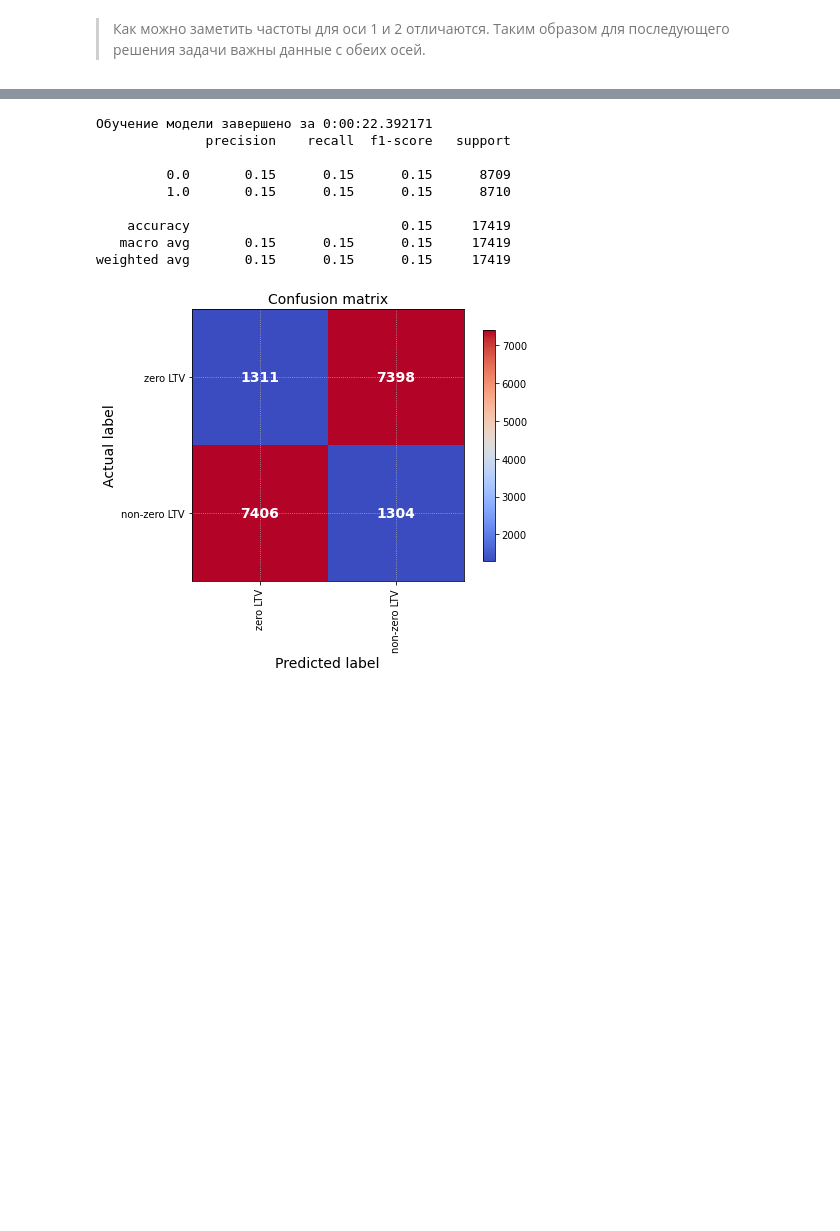
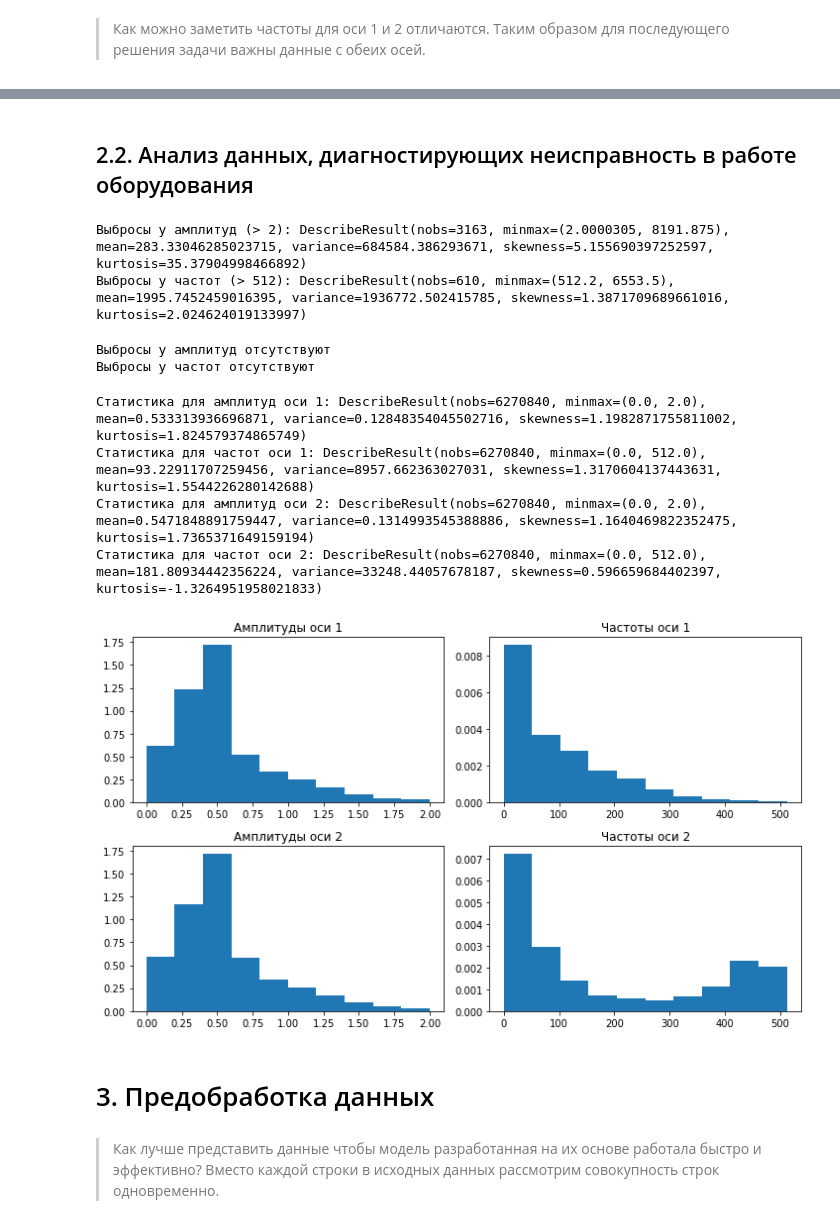
Before and after one commit to SergeiDm/Machine-Learning, a Jupyter notebook: failure_detection.ipynb, the cells around one changed output, grey strips where cells are left out. Saved outputs shown, nothing was run; the diff lists cells and outputs as text; code cells hidden in the pictures; blank space fills up the shorter version.

```diff
--- a/failure_detection.ipynb
+++ b/failure_detection.ipynb
@@ -100,0 +109,14 @@ array([[ 0. ,  0. ,  0. ,  0. ,  0. ,  0. ,  0. ,  0. ,  0. ,  0. ,  0. ,
+# %%
+# Загрузить из файла данные, диагностирующие несиправность в работе оборудования
+t1 = perf_counter()
+path = 'malfunction_data.csv'
+malfunction_data = np.genfromtxt(
+    fname=path, dtype=np.float64, delimiter=',',
+    skip_header=1, usecols=range(2, 50),
+    invalid_raise=False
+)
+print(f"Загрузка данных завершена за {timedelta(seconds=perf_counter()-t1)}")
+print(f"Всего строк в данных: {len(malfunction_data)}")
+
+# Показать первую строку в данных
+malfunction_data[0:1]
@@ -434,21 +286,32 @@ result = loaded_model.score(X_test, Y_test)
-# %%
-t1 = perf_counter()
-classifier = KNeighborsClassifier(n_neighbors=5, weights='distance', n_jobs=-1)
-classifier.fit(X_train, y_train)
-y_pred = classifier.predict(X_test)
-print(f"Обучение модели завершено за {timedelta(seconds=perf_counter()-t1)}")
-
-print(classification_report(y_test, y_pred))
-
-plot_confusion_matrix(y_test, y_pred)
-# %% [output]
-Обучение модели завершено за 0:00:22.392171
-              precision    recall  f1-score   support
-
-         0.0       0.15      0.15      0.15      8709
-         1.0       0.15      0.15      0.15      8710
-
-    accuracy                           0.15     17419
-   macro avg       0.15      0.15      0.15     17419
-weighted avg       0.15      0.15      0.15     17419
-[figure, removed]
+# %% [markdown]
+## 2.2. Анализ данных, диагностирующих неисправность в работе оборудования
+# %%
+# Проверить данные на наличие выбросов
+check_data_quality(malfunction_data)
+# %% [output]
+Выбросы у амплитуд (> 2): DescribeResult(nobs=3163, minmax=(2.0000305, 8191.875), mean=283.33046285023715, variance=684584.386293671, skewness=5.155690397252597, kurtosis=35.37904998466892)
+Выбросы у частот (> 512): DescribeResult(nobs=610, minmax=(512.2, 6553.5), mean=1995.7452459016395, variance=1936772.502415785, skewness=1.3871709689661016, kurtosis=2.024624019133997)
+# %%
+# Сделать корректировку амплитуд и частот
+# согласно их пороговым значениям
+malfunction_data = clean_data(malfunction_data)
+
+# Снова проверить данные на наличие выбросов
+# чтобы убедиться в отсутствии выбросов после корректировки
+check_data_quality(malfunction_data)
+# %% [output]
+Выбросы у амплитуд отсутствуют
+Выбросы у частот отсутствуют
+# %%
+# Построить гистограммы для амплитуд и частот
+plot_histogram(malfunction_data, n=12, figsize=(10, 6))
+# %% [output]
+Статистика для амплитуд оси 1: DescribeResult(nobs=6270840, minmax=(0.0, 2.0), mean=0.533313936696871, variance=0.12848354045502716, skewness=1.1982871755811002, kurtosis=1.824579374865749)
+Статистика для частот оси 1: DescribeResult(nobs=6270840, minmax=(0.0, 512.0), mean=93.22911707259456, variance=8957.662363027031, skewness=1.3170604137443631, kurtosis=1.5544226280142688)
+Статистика для амплитуд оси 2: DescribeResult(nobs=6270840, minmax=(0.0, 2.0), mean=0.5471848891759447, variance=0.1314993545388886, skewness=1.1640469822352475, kurtosis=1.7365371649159194)
+Статистика для частот оси 2: DescribeResult(nobs=6270840, minmax=(0.0, 512.0), mean=181.80934442356224, variance=33248.44057678187, skewness=0.596659684402397, kurtosis=-1.3264951958021833)
+[figure, added]
+# %% [markdown]
+# 3. Предобработка данных
+# %% [markdown]
+> Как лучше представить данные чтобы модель разработанная на их основе работала быстро и эффективно? Вместо каждой строки в исходных данных рассмотрим совокупность строк одновременно.
```
Also changed, not shown: parts of 46 cells of this notebook.
